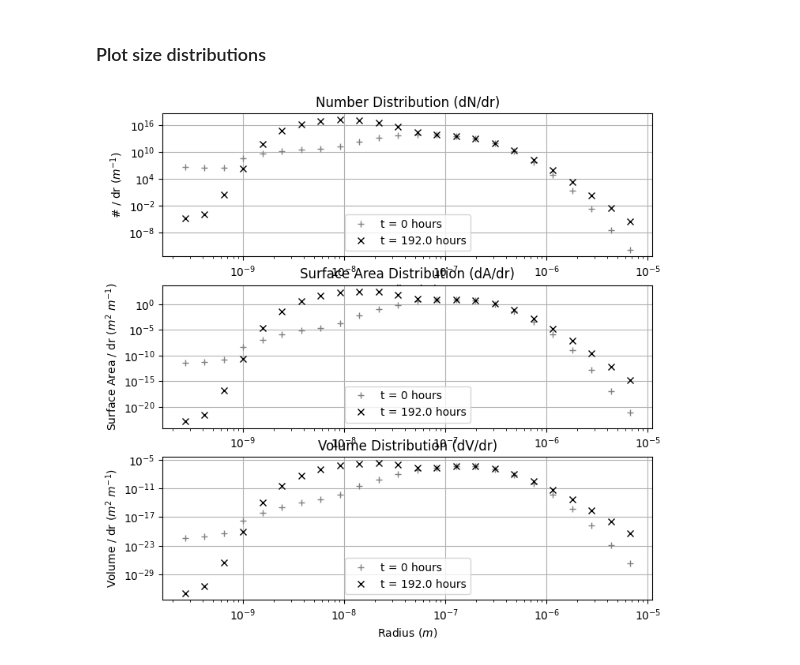
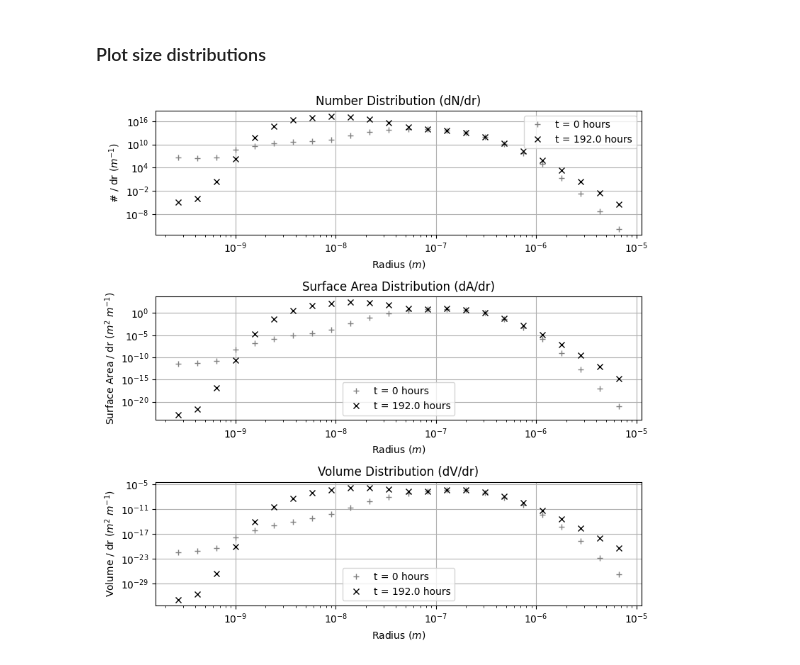
Before and after one commit to GEOS-ESM/CARMA, a Jupyter notebook: CARMA/interfaces/python/parma_box.ipynb, the cells around one changed output. Saved outputs shown, nothing was run; the diff lists cells and outputs as text; code cells hidden in the pictures.

```diff
--- a/CARMA/interfaces/python/parma_box.ipynb
+++ b/CARMA/interfaces/python/parma_box.ipynb
@@ -65,28 +66,31 @@ dndr_out = su / dr / (4/3 * np.pi * r**3 * rhop) * airdensity
 # %%
 fig, axs = plt.subplots(3,1, figsize=(8,8))
 
 axs[0].loglog(r, dndr_in, '+', color='grey', label='t = 0 hours')
 axs[0].loglog(r, dndr_out, 'x', color='black', label='t = ' + str(nt*dt/3600) + ' hours')
 axs[0].legend()
 axs[0].set_title('Number Distribution (dN/dr)')
 axs[0].set_xlabel('Radius ($m$)')
 axs[0].set_ylabel('# / dr ($m^{-1}$)')
 axs[0].grid()
 
 axs[1].loglog(r, 4*np.pi*r**2*dndr_in, '+', color='grey', label='t = 0 hours')
 axs[1].loglog(r, 4*np.pi*r**2*dndr_out, 'x', color='black', label='t = ' + str(nt*dt/3600) + ' hours')
 axs[1].legend()
 axs[1].set_title('Surface Area Distribution (dA/dr)')
 axs[1].set_xlabel('Radius ($m$)')
 axs[1].set_ylabel('Surface Area / dr ($m^2\ m^{-1}$)')
 axs[1].grid()
 
 axs[2].loglog(r, 4/3*np.pi*r**3*dndr_in, '+', color='grey', label='t = 0 hours')
 axs[2].loglog(r, 4/3*np.pi*r**3*dndr_out, 'x', color='black', label='t = ' + str(nt*dt/3600) + ' hours')
 axs[2].legend()
 axs[2].set_title('Volume Distribution (dV/dr)')
 axs[2].set_xlabel('Radius ($m$)')
 axs[2].set_ylabel('Volume / dr ($m^2\ m^{-1}$)')
 axs[2].grid()
+
+plt.tight_layout()
+plt.show()
 # %% [output]
-[figure, old version]
+[figure, new version]
```
Also changed, not shown: parts of 2 cells of this notebook, 2 other files.
